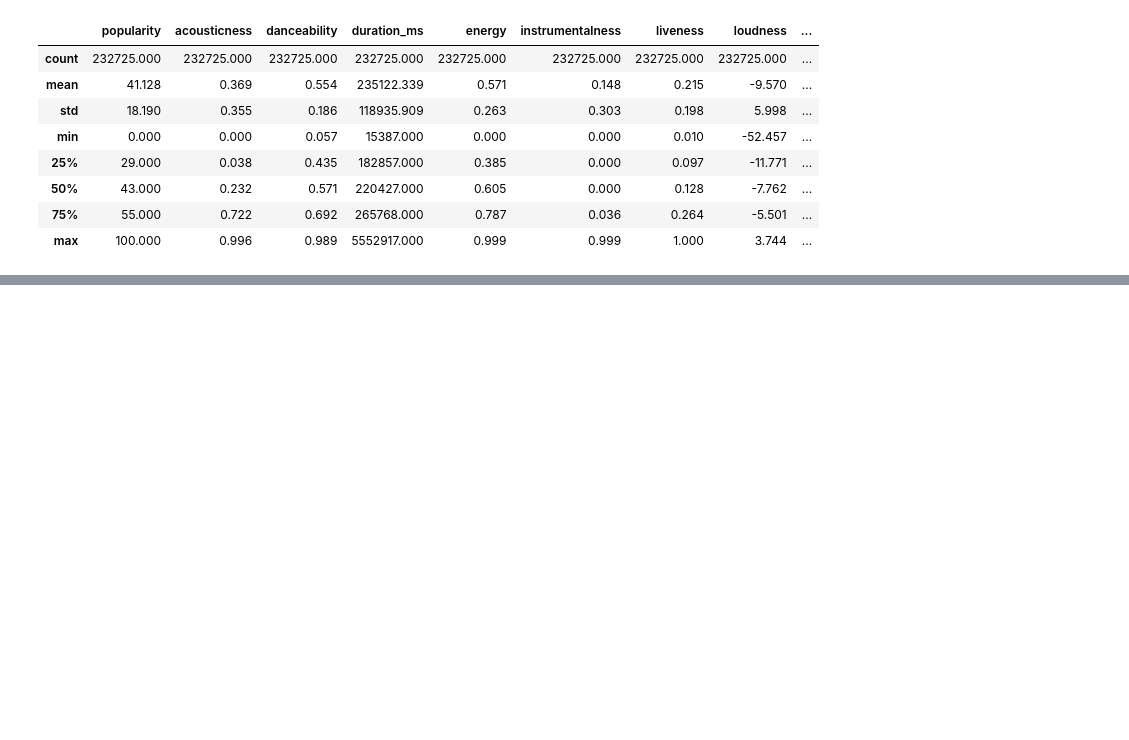
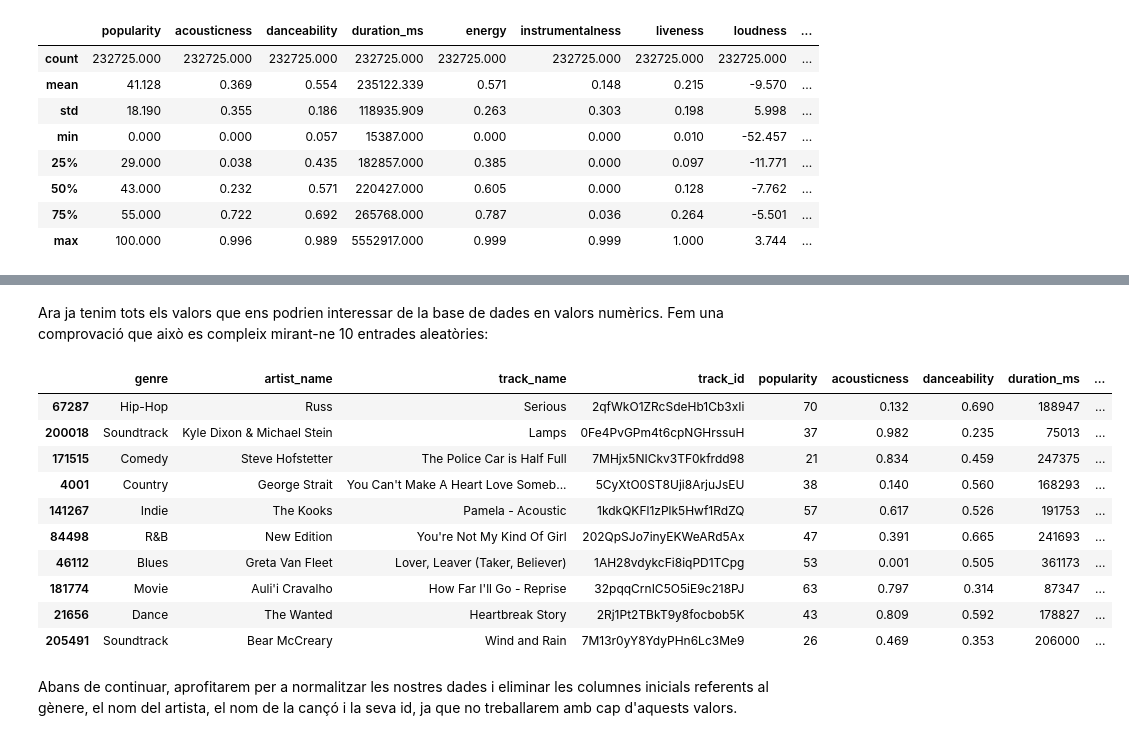
Before and after one commit to Megaguille11/CasKaggle_Spotify, a Jupyter notebook: notebooks/spotify_kaggle.ipynb, the cells around one changed output, grey strips where cells are left out. Cells and saved outputs as stored; diff of their text form; code cells hidden in the pictures; blank space fills up the shorter version.

```diff
--- a/notebooks/spotify_kaggle.ipynb
+++ b/notebooks/spotify_kaggle.ipynb
@@ -94,0 +106,4 @@ Text(0, 0.5, 'Popularity')
+# %%
+dataset = dataset.drop(dataset[dataset['duration_ms'] > 900000].index)
+dataset = dataset.drop(dataset[dataset['loudness'] > 0].index)
+dataset.describe()
@@ -94,0 +141,6 @@ Text(0, 0.5, 'Popularity')
+# %%
+claus = dataset['key'].unique()
+valors_claus = [1, 6, 0, 5, 7, 4, 3, 2, 10, 8, 9, 11]
+
+for i in range(len(claus)):
+    dataset.loc[dataset['key'] == claus[i], 'key'] = valors_claus[i]
@@ -94,0 +171,18 @@ Text(0, 0.5, 'Popularity')
+# %% [markdown]
+Ara ja tenim tots els valors que ens podrien interessar de la base de dades en valors numèrics. Fem una comprovació que això es compleix mirant-ne 10 entrades aleatòries:
+# %%
+dataset.sample(10)
+# %% [output]
+|  | genre | artist_name | track_name | track_id | popularity | acousticness | danceability | duration_ms | ... |
+| 67287 | Hip-Hop | Russ | Serious | 2qfWkO1ZRcSdeHb1Cb3xIi | 70 | 0.132 | 0.690 | 188947 | ... |
+| 200018 | Soundtrack | Kyle Dixon & Michael Stein | Lamps | 0Fe4PvGPm4t6cpNGHrssuH | 37 | 0.982 | 0.235 | 75013 | ... |
+| 171515 | Comedy | Steve Hofstetter | The Police Car is Half Full | 7MHjx5NICkv3TF0kfrdd98 | 21 | 0.834 | 0.459 | 247375 | ... |
+| 4001 | Country | George Strait | You Can't Make A Heart Love Someb... | 5CyXtO0ST8Uji8ArjuJsEU | 38 | 0.140 | 0.560 | 168293 | ... |
+| 141267 | Indie | The Kooks | Pamela - Acoustic | 1kdkQKFl1zPlk5Hwf1RdZQ | 57 | 0.617 | 0.526 | 191753 | ... |
+| 84498 | R&B | New Edition | You're Not My Kind Of Girl | 202QpSJo7inyEKWeARd5Ax | 47 | 0.391 | 0.665 | 241693 | ... |
+| 46112 | Blues | Greta Van Fleet | Lover, Leaver (Taker, Believer) | 1AH28vdykcFi8iqPD1TCpg | 53 | 0.001 | 0.505 | 361173 | ... |
+| 181774 | Movie | Auli'i Cravalho | How Far I'll Go - Reprise | 32pqqCrnIC5O5iE9c218PJ | 63 | 0.797 | 0.314 | 87347 | ... |
+| 21656 | Dance | The Wanted | Heartbreak Story | 2Rj1Pt2TBkT9y8focbob5K | 43 | 0.809 | 0.592 | 178827 | ... |
+| 205491 | Soundtrack | Bear McCreary | Wind and Rain | 7M13r0yY8YdyPHn6Lc3Me9 | 26 | 0.469 | 0.353 | 206000 | ... |
+# %% [markdown]
+Abans de continuar, aprofitarem per a normalitzar les nostres dades i eliminar les columnes inicials referents al gènere, el nom del artista, el nom de la cançó i la seva id, ja que no treballarem amb cap d'aquests valors.
```
Also changed, not shown: parts of 18 cells of this notebook.
